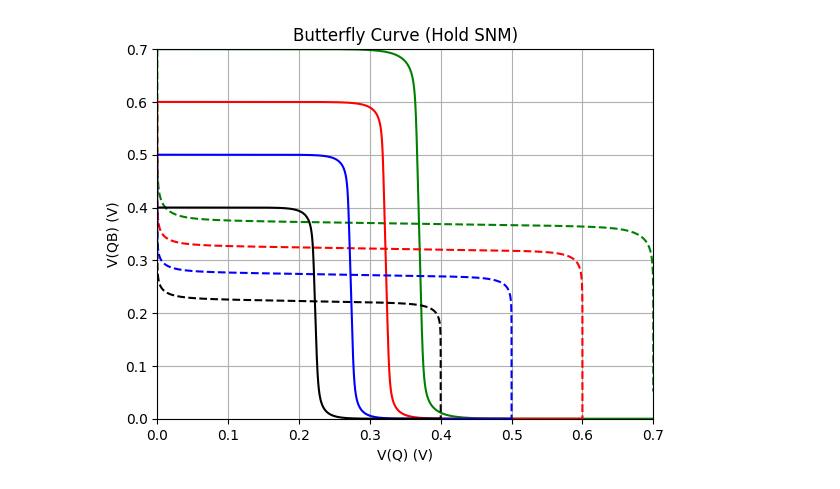
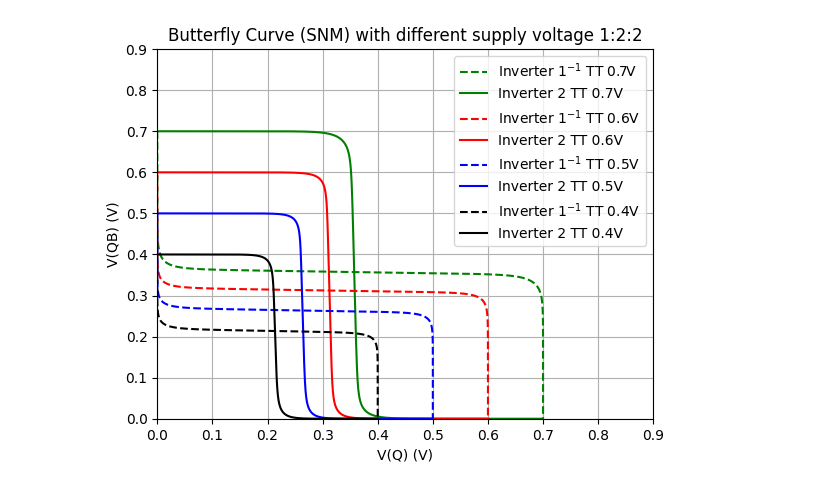
Before and after one commit to DatNguyen-glitch/MCS, a Jupyter notebook: Ex1/Plot_butterfly.ipynb, the cells around one changed output. Drawn from its saved outputs; the diff is of its cells as text; code cells hidden in the pictures.

```diff
--- a/Ex1/Plot_butterfly.ipynb
+++ b/Ex1/Plot_butterfly.ipynb
@@ -1,55 +1,55 @@
 # %%
-# VDDVAL = 0.7V
+# SNM DifSupply
 
 from matplotlib import pyplot as plt
 import numpy as np
 import math
 
 # Load data (assuming columns: VQ, V(q), V(qb))
-data = np.loadtxt('converted_output_DifSupply.txt')
+data = np.loadtxt('122converted_output_SRAM_SNM_TT_DifSupply.txt')
 v_q = data[:, 1]   # V(q)
 v_qb = data[:, 2]  # V(qb)
 v_gl = data[:, 3]   # V(q)
 v_gr = data[:, 4]  # V(qb)
 
 # Plot VTC and inverse VTC
-plt.plot(v_q, v_gr, label='Inverter 1$^{-1}$', color='green', linestyle='--')  #
-plt.plot(v_gl, v_qb, label='Inverter 2', color='green', linestyle='-')  #
+plt.plot(v_q, v_gr, label='Inverter 1$^{-1}$ TT 0.7V', color='green', linestyle='--')  #
+plt.plot(v_gl, v_qb, label='Inverter 2 TT 0.7V', color='green', linestyle='-')  #
 
-data = np.loadtxt('converted_output_DifSupply_0.6.txt')
+data = np.loadtxt('122converted_output_SRAM_SNM_TT_DifSupply_0.6.txt')
 v_q = data[:, 1]   # V(q)
 v_qb = data[:, 2]  # V(qb)
 v_gl = data[:, 3]   # V(q)
 v_gr = data[:, 4]  # V(qb)
 # Plot VTC and inverse VTC
-plt.plot(v_q, v_gr, label='Inverter 1$^{-1}$', color='red', linestyle='--')  #
-plt.plot(v_gl, v_qb, label='Inverter 2', color='red', linestyle='-')  #
+plt.plot(v_q, v_gr, label='Inverter 1$^{-1}$ TT 0.6V', color='red', linestyle='--')  #
+plt.plot(v_gl, v_qb, label='Inverter 2 TT 0.6V', color='red', linestyle='-')  #
 
-data = np.loadtxt('converted_output_DifSupply_0.5.txt')
+data = np.loadtxt('122converted_output_SRAM_SNM_TT_DifSupply_0.5.txt')
 v_q = data[:, 1]   # V(q)
 v_qb = data[:, 2]  # V(qb)
 v_gl = data[:, 3]   # V(q)
 v_gr = data[:, 4]  # V(qb)
 # Plot VTC and inverse VTC
-plt.plot(v_q, v_gr, label='Inverter 1$^{-1}$', color='blue', linestyle='--')  #
-plt.plot(v_gl, v_qb, label='Inverter 2', color='blue', linestyle='-')  #
+plt.plot(v_q, v_gr, label='Inverter 1$^{-1}$ TT 0.5V', color='blue', linestyle='--')  #
+plt.plot(v_gl, v_qb, label='Inverter 2 TT 0.5V', color='blue', linestyle='-')  #
 
-data = np.loadtxt('converted_output_DifSupply_0.4.txt')
+data = np.loadtxt('122converted_output_SRAM_SNM_TT_DifSupply_0.4.txt')
 v_q = data[:, 1]   # V(q)
 v_qb = data[:, 2]  # V(qb)
 v_gl = data[:, 3]   # V(q)
 v_gr = data[:, 4]  # V(qb)
 # Plot VTC and inverse VTC
-plt.plot(v_q, v_gr, label='Inverter 1$^{-1}$', color='black', linestyle='--')  #
-plt.plot(v_gl, v_qb, label='Inverter 2', color='black', linestyle='-')  #
+plt.plot(v_q, v_gr, label='Inverter 1$^{-1}$ TT 0.4V', color='black', linestyle='--')  #
+plt.plot(v_gl, v_qb, label='Inverter 2 TT 0.4V', color='black', linestyle='-')  #
 
 plt.xlabel('V(Q) (V)')
 plt.ylabel('V(QB) (V)')
-plt.title('Butterfly Curve (Hold SNM)')
-#plt.legend()
+plt.title('Butterfly Curve (SNM) with different supply voltage 1:2:2')
+plt.legend()
 plt.grid()
-plt.xlim(0, 0.7)
-plt.ylim(0, 0.7)
+plt.xlim(0, 0.9)
+plt.ylim(0, 0.9)
 plt.show()
 # %% [output]
-[figure, old version]
+[figure, new version]
```
Also changed, not shown: parts of 13 cells of this notebook.
